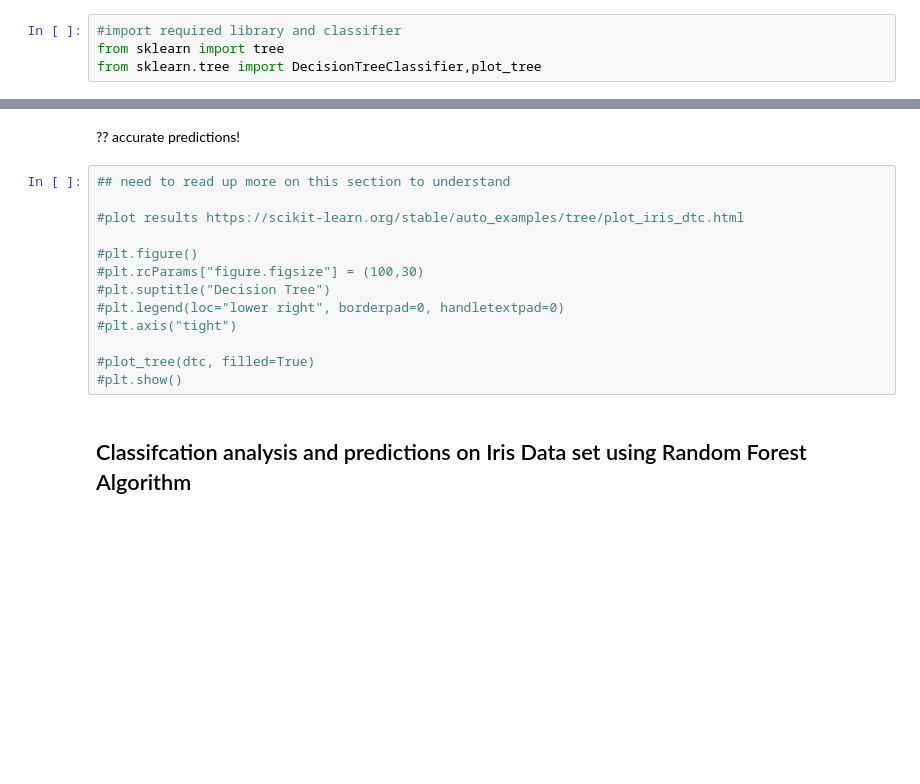
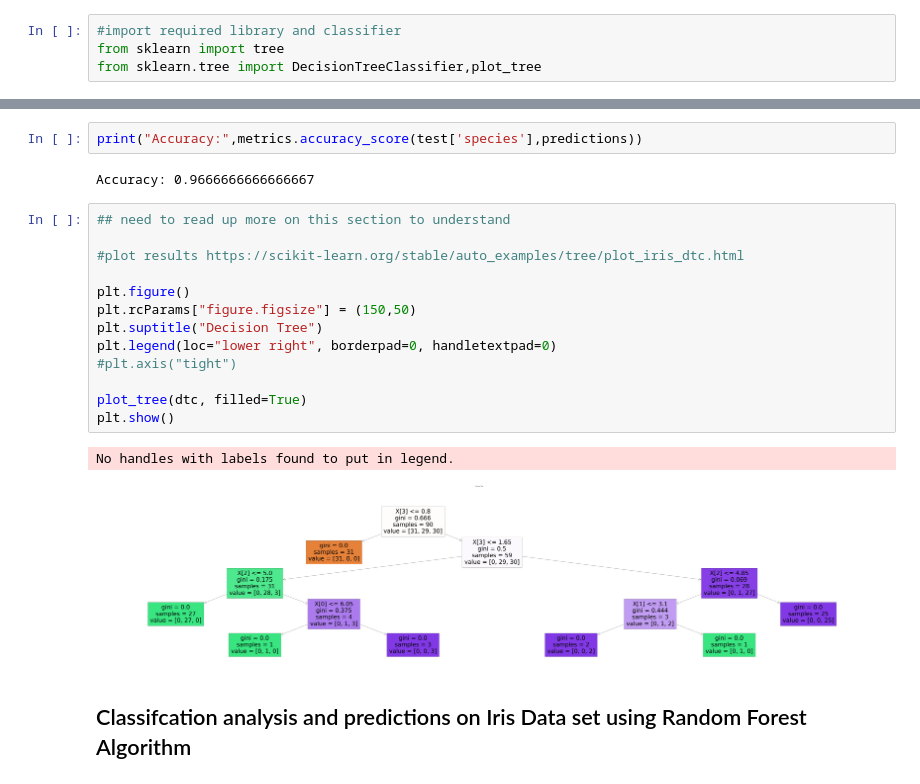
Before and after one commit to brendantipp/gmit_mls_2021, a Jupyter notebook: scikit-learn.ipynb, the cells around one changed output, grey strips where cells are left out. Drawn from its saved outputs; the diff is of its cells as text; blank space fills up the shorter version.

Commit message:
updated classifcation analysis using decision trees , added plot, added description and links

```diff
--- a/scikit-learn.ipynb
+++ b/scikit-learn.ipynb
@@ -207,17 +226,22 @@ weighted avg       0.95      0.95      0.95        38
-# %% [markdown]
-?? accurate predictions!
+# %%
+print("Accuracy:",metrics.accuracy_score(test['species'],predictions))
+# %% [output]
+Accuracy: 0.9666666666666667
 # %%
 ## need to read up more on this section to understand
 
 #plot results https://scikit-learn.org/stable/auto_examples/tree/plot_iris_dtc.html
 
-#plt.figure()
-#plt.rcParams["figure.figsize"] = (100,30)
-#plt.suptitle("Decision Tree")
-#plt.legend(loc="lower right", borderpad=0, handletextpad=0)
+plt.figure()
+plt.rcParams["figure.figsize"] = (150,50)
+plt.suptitle("Decision Tree")
+plt.legend(loc="lower right", borderpad=0, handletextpad=0)
 #plt.axis("tight")
 
-#plot_tree(dtc, filled=True)
-#plt.show()
+plot_tree(dtc, filled=True)
+plt.show()
+# %% [output]
+No handles with labels found to put in legend.
+[figure, added]
 # %% [markdown]
 ## Classifcation analysis and predictions on Iris Data set using Random Forest Algorithm
```
Also changed, not shown: parts of 26 cells of this notebook.
